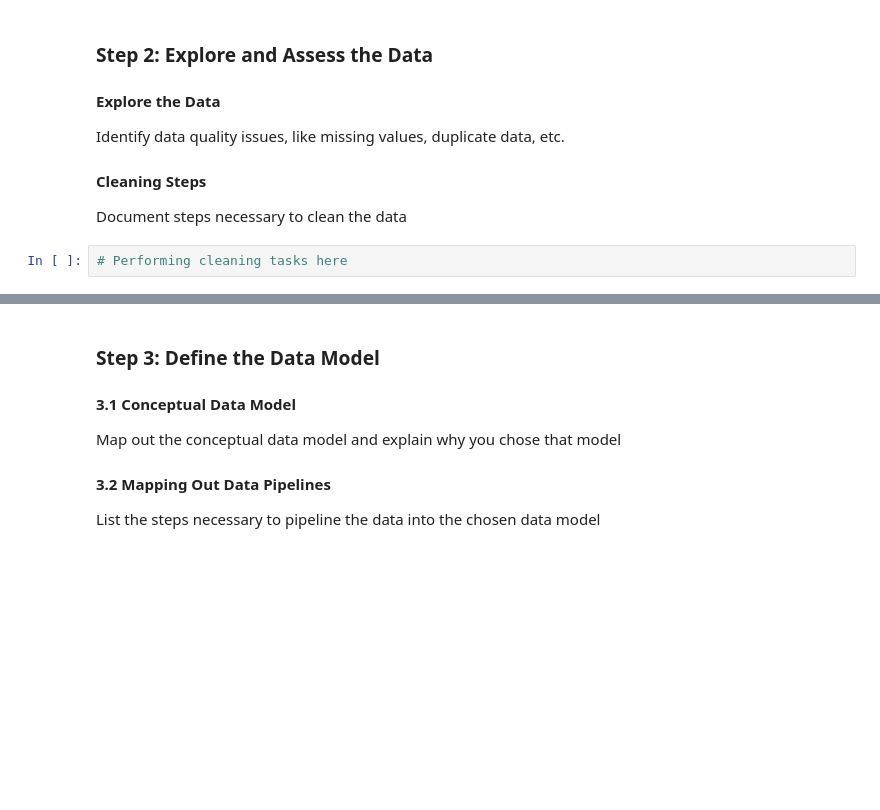
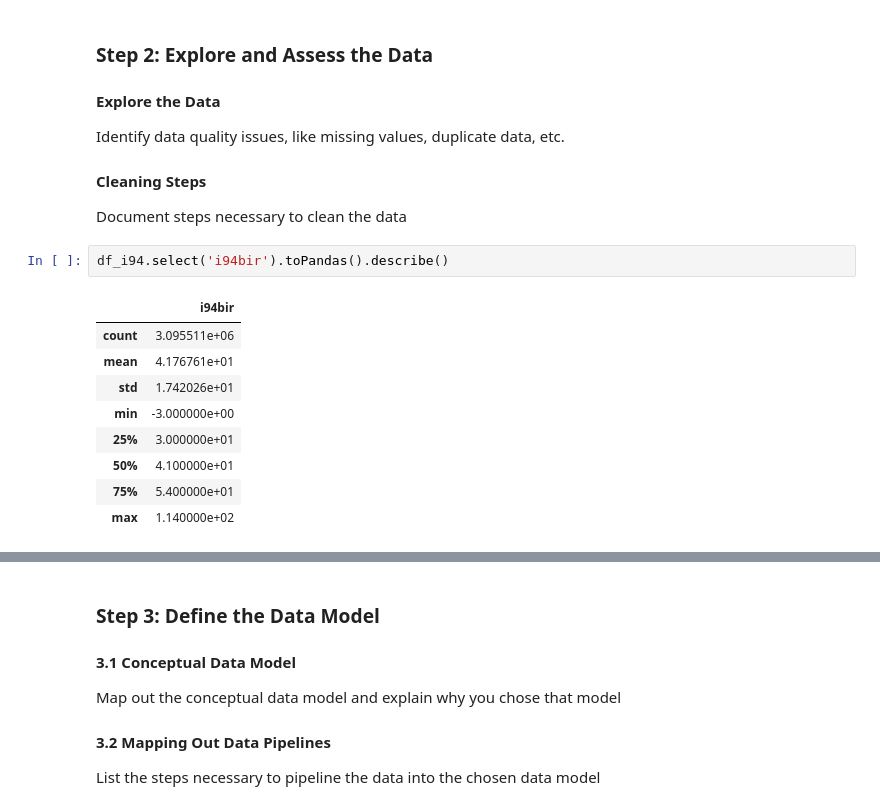
Before and after one commit to Sabathh/data_engineering, a Jupyter notebook: capstone_project/Capstone Project Template.ipynb, the cells around one changed output, grey strips where cells are left out. Saved outputs shown, nothing was run; the diff lists cells and outputs as text; blank space fills up the shorter version.

```diff
--- a/capstone_project/Capstone Project Template.ipynb
+++ b/capstone_project/Capstone Project Template.ipynb
@@ -52,5 +147,15 @@ Identify data quality issues, like missing values, duplicate data, etc.
 
 #### Cleaning Steps
 Document steps necessary to clean the data
-# %%
-# Performing cleaning tasks here
+# %%
+df_i94.select('i94bir').toPandas().describe()
+# %% [output]
+|  | i94bir |
+| count | 3.095511e+06 |
+| mean | 4.176761e+01 |
+| std | 1.742026e+01 |
+| min | -3.000000e+00 |
+| 25% | 3.000000e+01 |
+| 50% | 4.100000e+01 |
+| 75% | 5.400000e+01 |
+| max | 1.140000e+02 |
```
Also changed, not shown: parts of 21 cells of this notebook, 1 other file.
